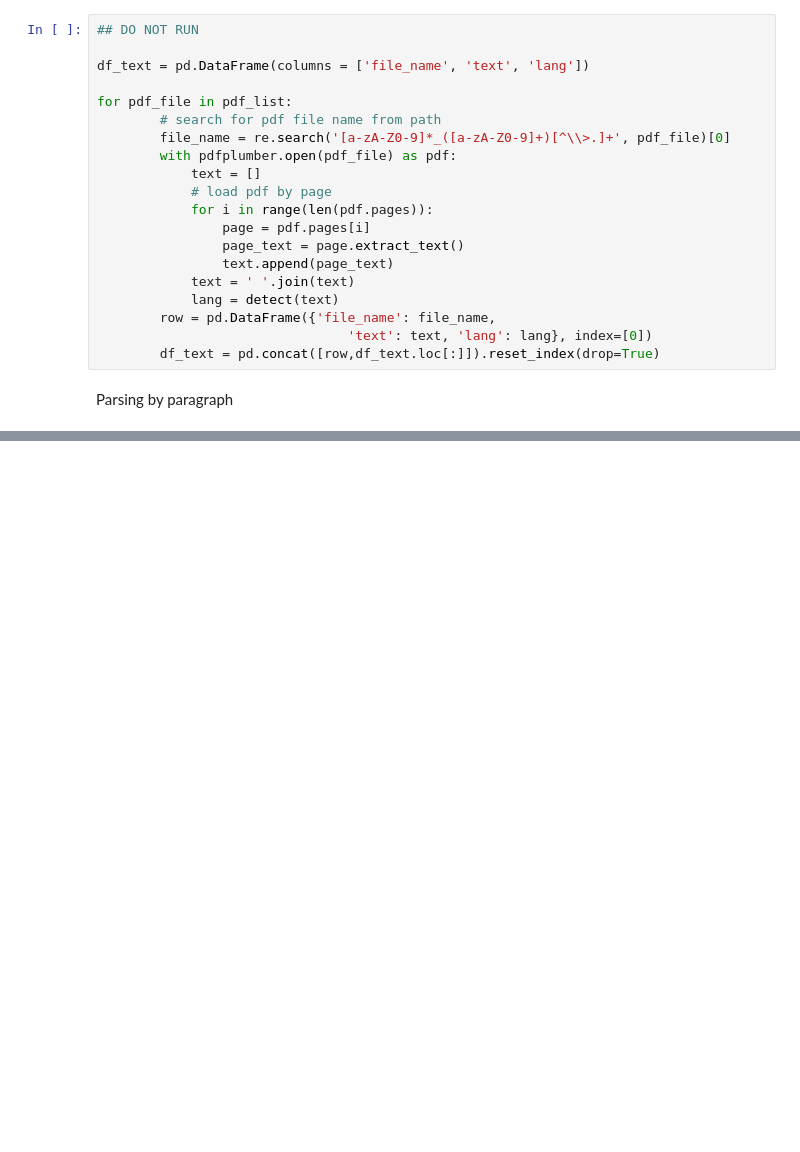
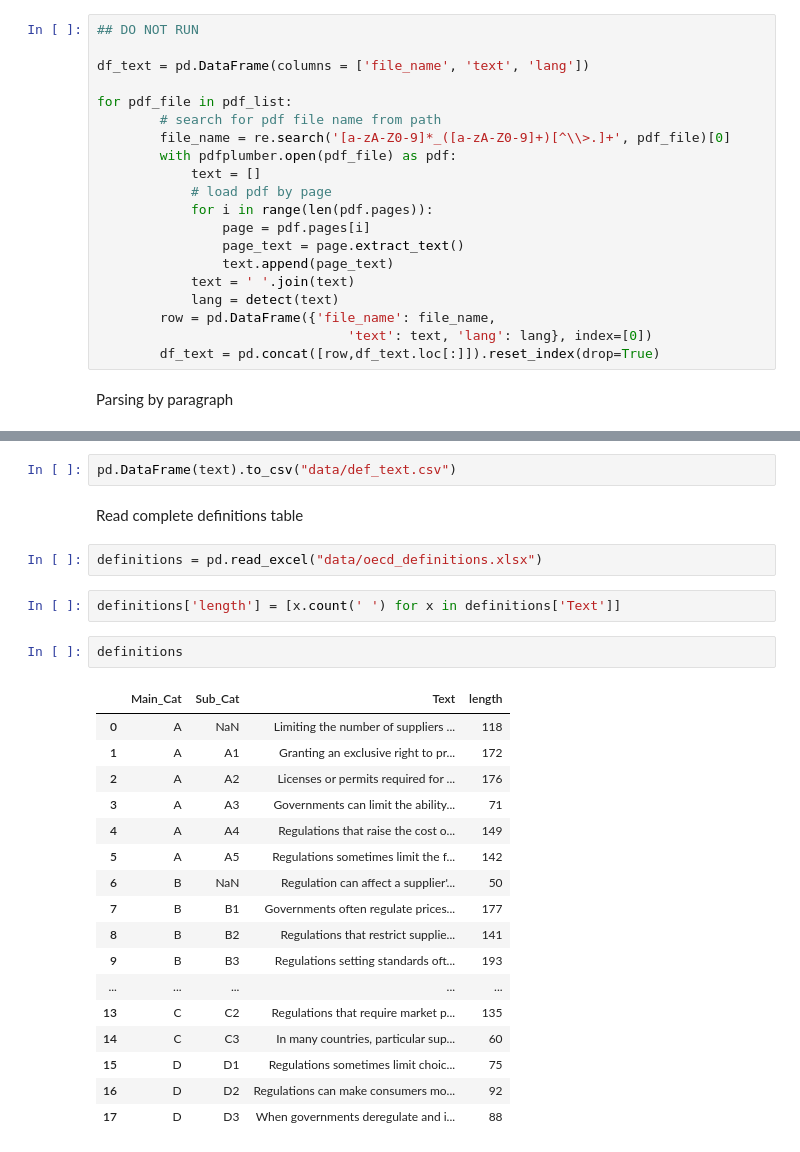
Before and after one commit to janinepdevera/legal-text-classification-CIA, a Jupyter notebook: src/python/parse_para.ipynb, the cells around one changed output, grey strips where cells are left out. Saved outputs shown, nothing was run; the diff lists cells and outputs as text; blank space fills up the shorter version.

```diff
--- a/src/python/parse_para.ipynb
+++ b/src/python/parse_para.ipynb
@@ -208,0 +450,28 @@ sample
+# %%
+pd.DataFrame(text).to_csv("data/def_text.csv")
+# %% [markdown]
+Read complete definitions table
+# %%
+definitions = pd.read_excel("data/oecd_definitions.xlsx")
+# %%
+definitions['length'] = [x.count(' ') for x in definitions['Text']]
+# %%
+definitions
+# %% [output]
+|  | Main_Cat | Sub_Cat | Text | length |
+| 0 | A | NaN | Limiting the number of suppliers ... | 118 |
+| 1 | A | A1 | Granting an exclusive right to pr... | 172 |
+| 2 | A | A2 | Licenses or permits required for ... | 176 |
+| 3 | A | A3 | Governments can limit the ability... | 71 |
+| 4 | A | A4 | Regulations that raise the cost o... | 149 |
+| 5 | A | A5 | Regulations sometimes limit the f... | 142 |
+| 6 | B | NaN | Regulation can affect a supplier'... | 50 |
+| 7 | B | B1 | Governments often regulate prices... | 177 |
+| 8 | B | B2 | Regulations that restrict supplie... | 141 |
+| 9 | B | B3 | Regulations setting standards oft... | 193 |
+| ... | ... | ... | ... | ... |
+| 13 | C | C2 | Regulations that require market p... | 135 |
+| 14 | C | C3 | In many countries, particular sup... | 60 |
+| 15 | D | D1 | Regulations sometimes limit choic... | 75 |
+| 16 | D | D2 | Regulations can make consumers mo... | 92 |
+| 17 | D | D3 | When governments deregulate and i... | 88 |
```
Also changed, not shown: parts of 39 cells of this notebook, 2 other files.
